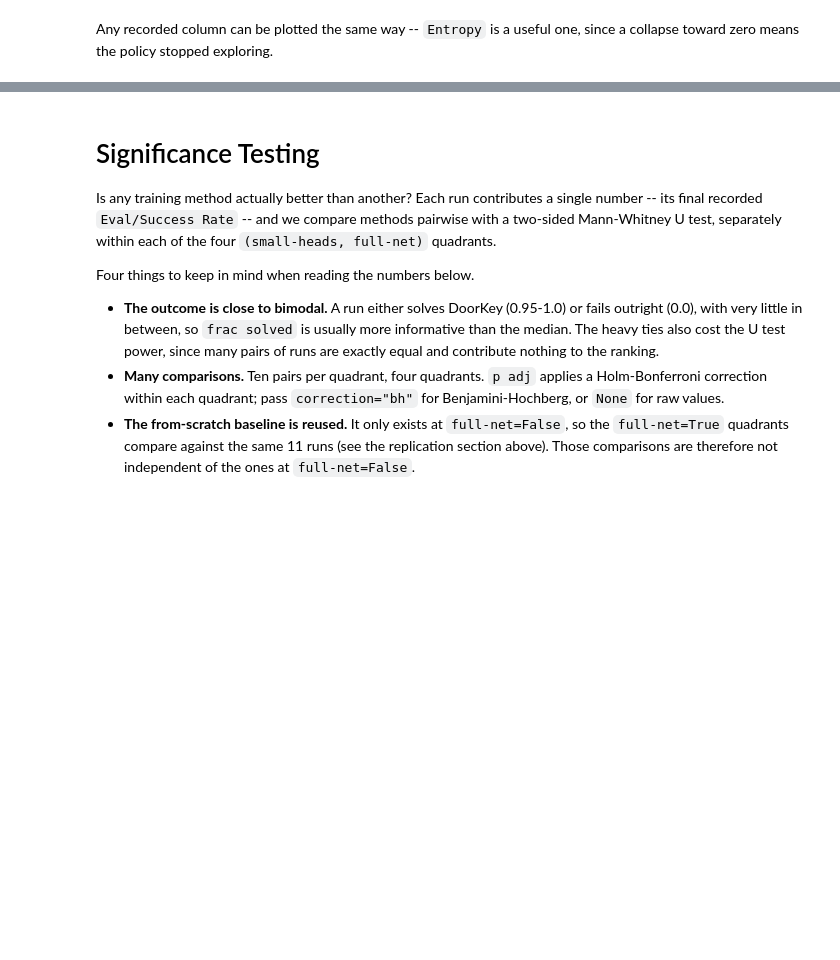
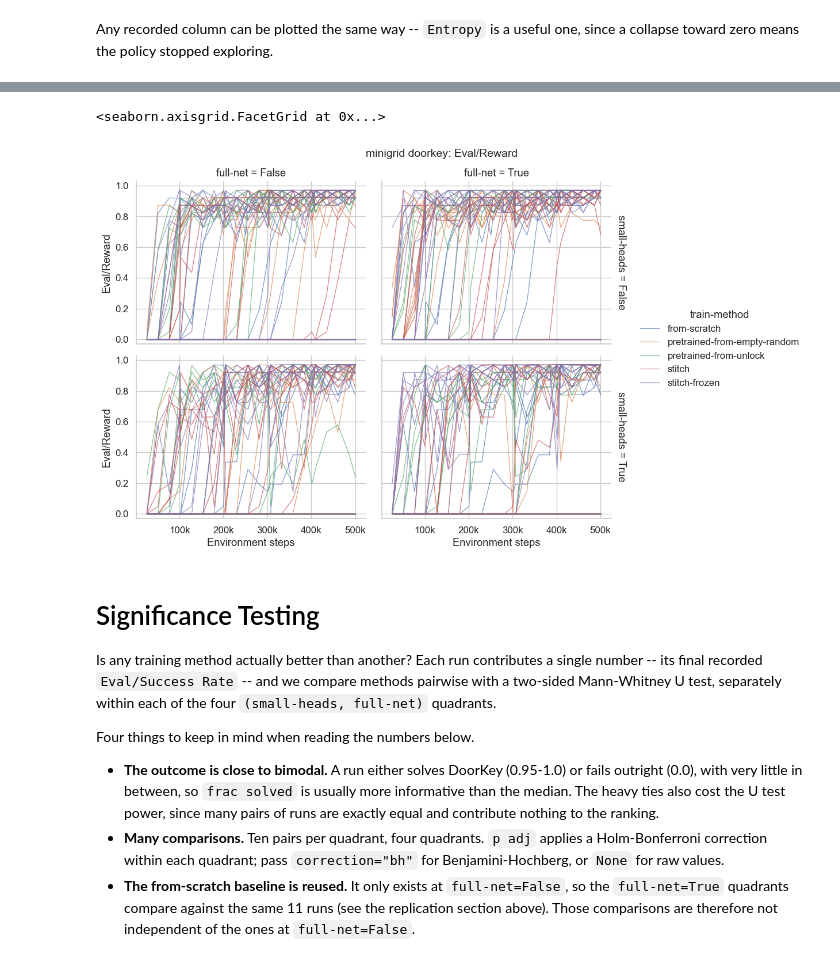
Before and after one commit to uvm-neurobotics-lab/stitching, a Jupyter notebook: src/minigrid.ipynb, the cells around one changed output, grey strips where cells are left out. Saved outputs shown, nothing was run; the diff lists cells and outputs as text; code cells hidden in the pictures; blank space fills up the shorter version.

```diff
--- a/src/minigrid.ipynb
+++ b/src/minigrid.ipynb
@@ -298,3 +321,8 @@ plot_metric(plot_df, "Entropy")
+# %%
+plot_metric(plot_df, "Eval/Reward", units="run", lw=0.9, alpha=0.7)
+# %% [output]
+<seaborn.axisgrid.FacetGrid at 0x...>
+[figure, added]
 # %% [markdown]
 # Significance Testing
 
```
Also changed, not shown: parts of 7 cells of this notebook.
